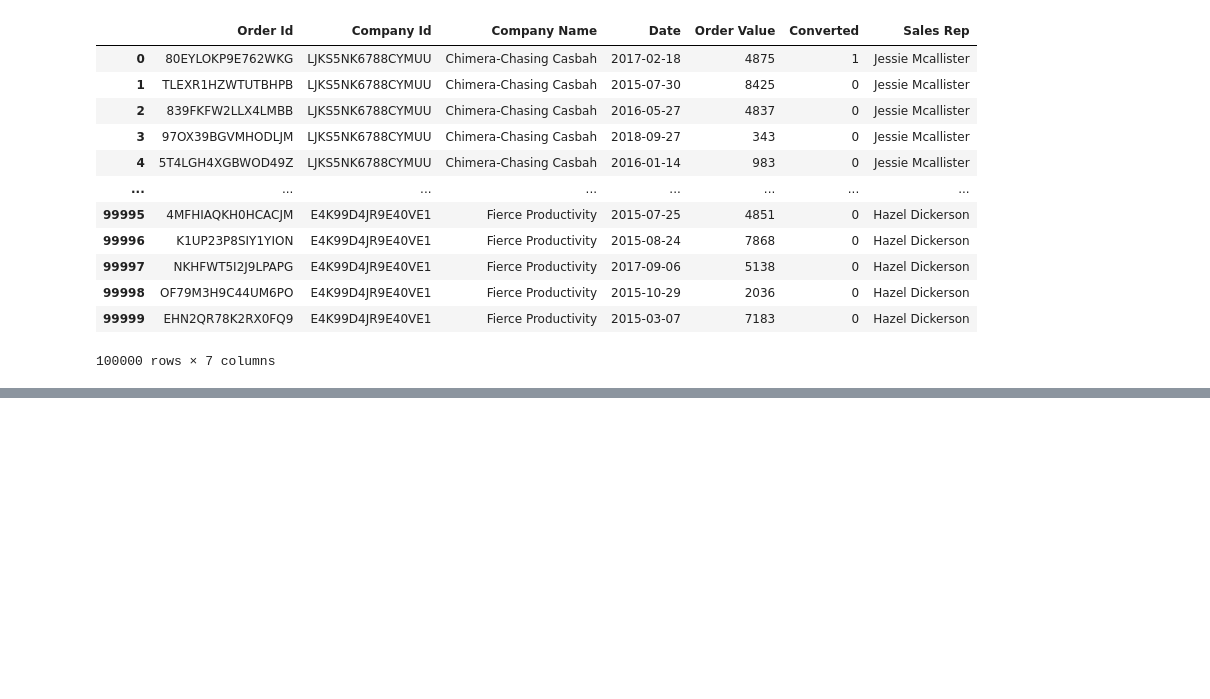
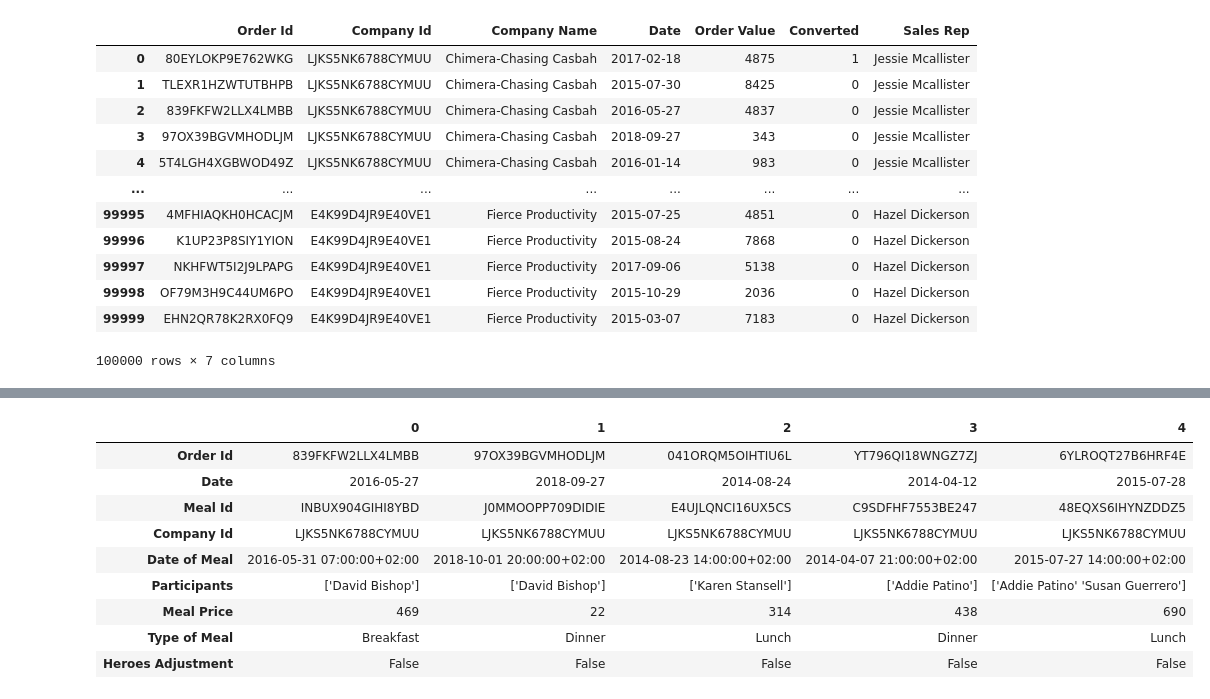
Before and after one commit to RedOx22/real-world-machine-learning, a Jupyter notebook: pandas_advanced_techniques.ipynb, the cells around one changed output, grey strips where cells are left out. Cells and saved outputs as stored; diff of their text form; code cells hidden in the pictures; blank space fills up the shorter version.

```diff
--- a/pandas_advanced_techniques.ipynb
+++ b/pandas_advanced_techniques.ipynb
@@ -762,0 +777,13 @@ order_data
+# %%
+invoices.head(5).T
+# %% [output]
+|  | 0 | 1 | 2 | 3 | 4 |
+| Order Id | 839FKFW2LLX4LMBB | 97OX39BGVMHODLJM | 041ORQM5OIHTIU6L | YT796QI18WNGZ7ZJ | 6YLROQT27B6HRF4E |
+| Date | 2016-05-27 | 2018-09-27 | 2014-08-24 | 2014-04-12 | 2015-07-28 |
+| Meal Id | INBUX904GIHI8YBD | J0MMOOPP709DIDIE | E4UJLQNCI16UX5CS | C9SDFHF7553BE247 | 48EQXS6IHYNZDDZ5 |
+| Company Id | LJKS5NK6788CYMUU | LJKS5NK6788CYMUU | LJKS5NK6788CYMUU | LJKS5NK6788CYMUU | LJKS5NK6788CYMUU |
+| Date of Meal | 2016-05-31 07:00:00+02:00 | 2018-10-01 20:00:00+02:00 | 2014-08-23 14:00:00+02:00 | 2014-04-07 21:00:00+02:00 | 2015-07-27 14:00:00+02:00 |
+| Participants | ['David Bishop'] | ['David Bishop'] | ['Karen Stansell'] | ['Addie Patino'] | ['Addie Patino' 'Susan Guerrero'] |
+| Meal Price | 469 | 22 | 314 | 438 | 690 |
+| Type of Meal | Breakfast | Dinner | Lunch | Dinner | Lunch |
+| Heroes Adjustment | False | False | False | False | False |
```
Also changed, not shown: parts of 6 cells of this notebook.
